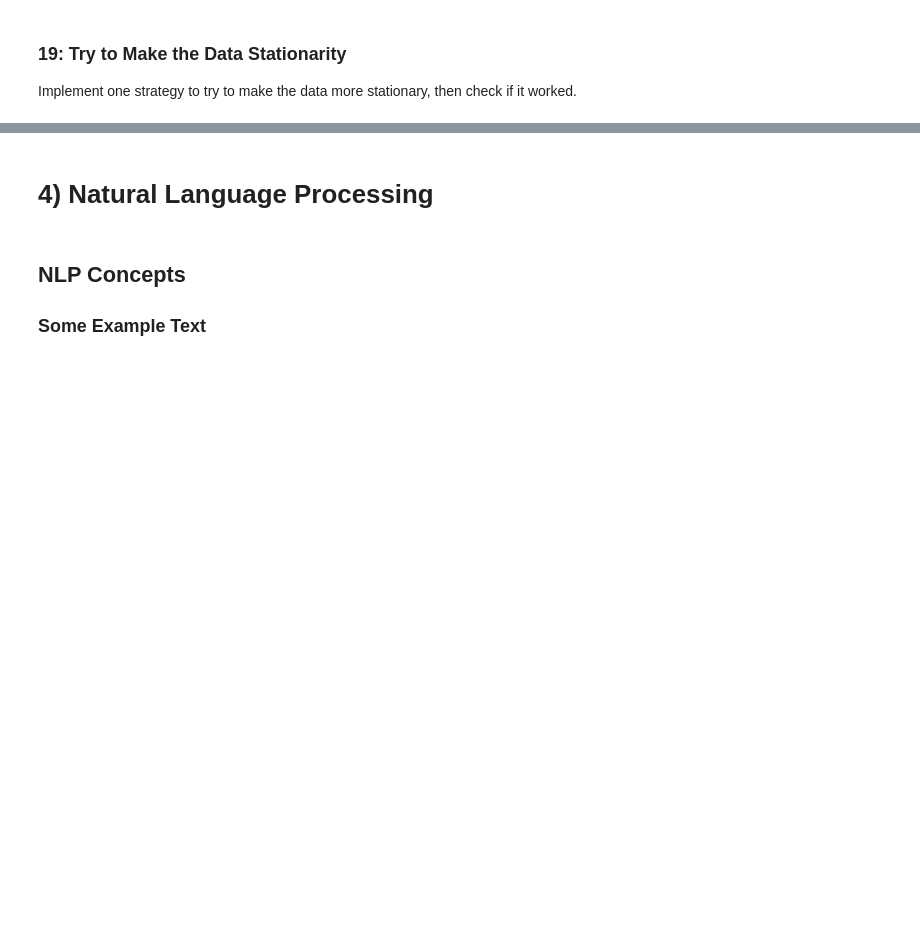
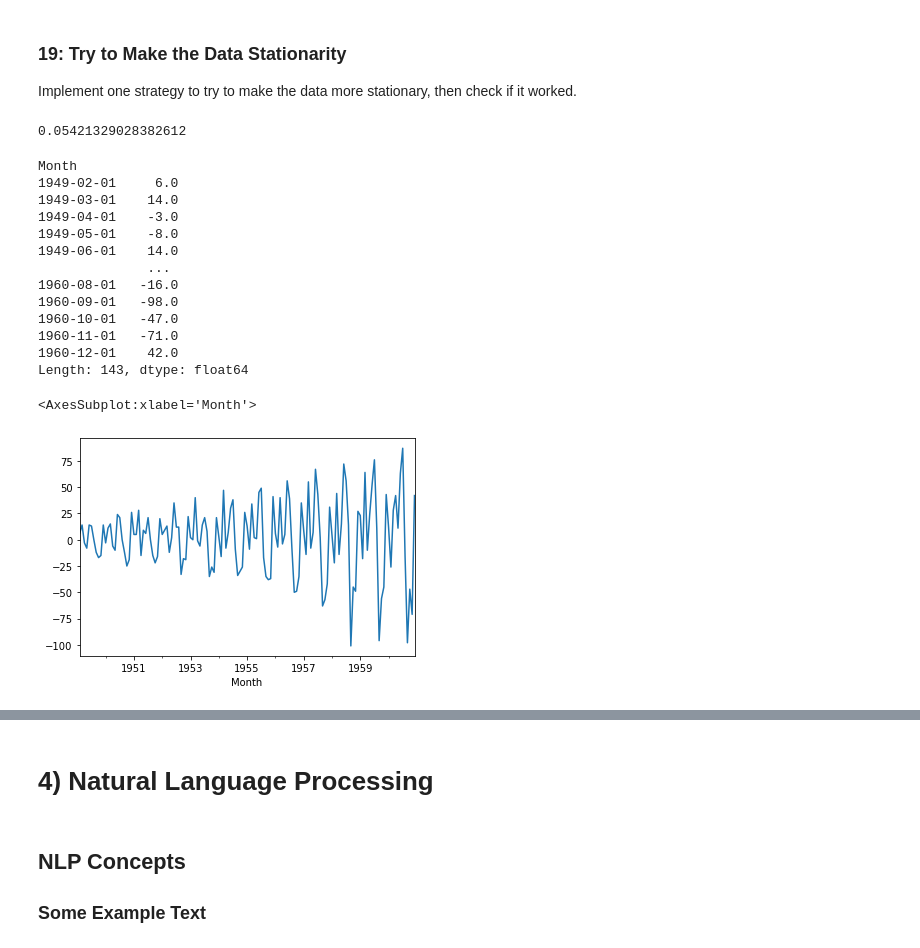
Before and after one commit to ParkedHampster/DS-Live-022023, a Jupyter notebook: Phase4/Lectures/P4-Code-Challenge-Review_blank.ipynb, the cells around one changed output, grey strips where cells are left out. Saved outputs shown, nothing was run; the diff lists cells and outputs as text; code cells hidden in the pictures; blank space fills up the shorter version.

```diff
--- a/Phase4/Lectures/P4-Code-Challenge-Review_blank.ipynb
+++ b/Phase4/Lectures/P4-Code-Challenge-Review_blank.ipynb
@@ -273,3 +451,25 @@ Implement one strategy to try to make the data more stationary, then check if it
 # call_on_students(1)
 # %%
 # Code here to try to make the data stationary
+diffed_ts = ap_ts.diff()[1:]
+diffedfuller_p = adfuller(diffed_ts)[1]
+display(diffedfuller_p,diffed_ts, diffed_ts.plot())
+
+'';
+# %% [output]
+0.05421329028382612
+Month
+1949-02-01     6.0
+1949-03-01    14.0
+1949-04-01    -3.0
+1949-05-01    -8.0
+1949-06-01    14.0
+              ...
+1960-08-01   -16.0
+1960-09-01   -98.0
+1960-10-01   -47.0
+1960-11-01   -71.0
+1960-12-01    42.0
+Length: 143, dtype: float64
+<AxesSubplot:xlabel='Month'>
+[figure, added]
```
Also changed, not shown: parts of 61 cells of this notebook, 1 other file.
